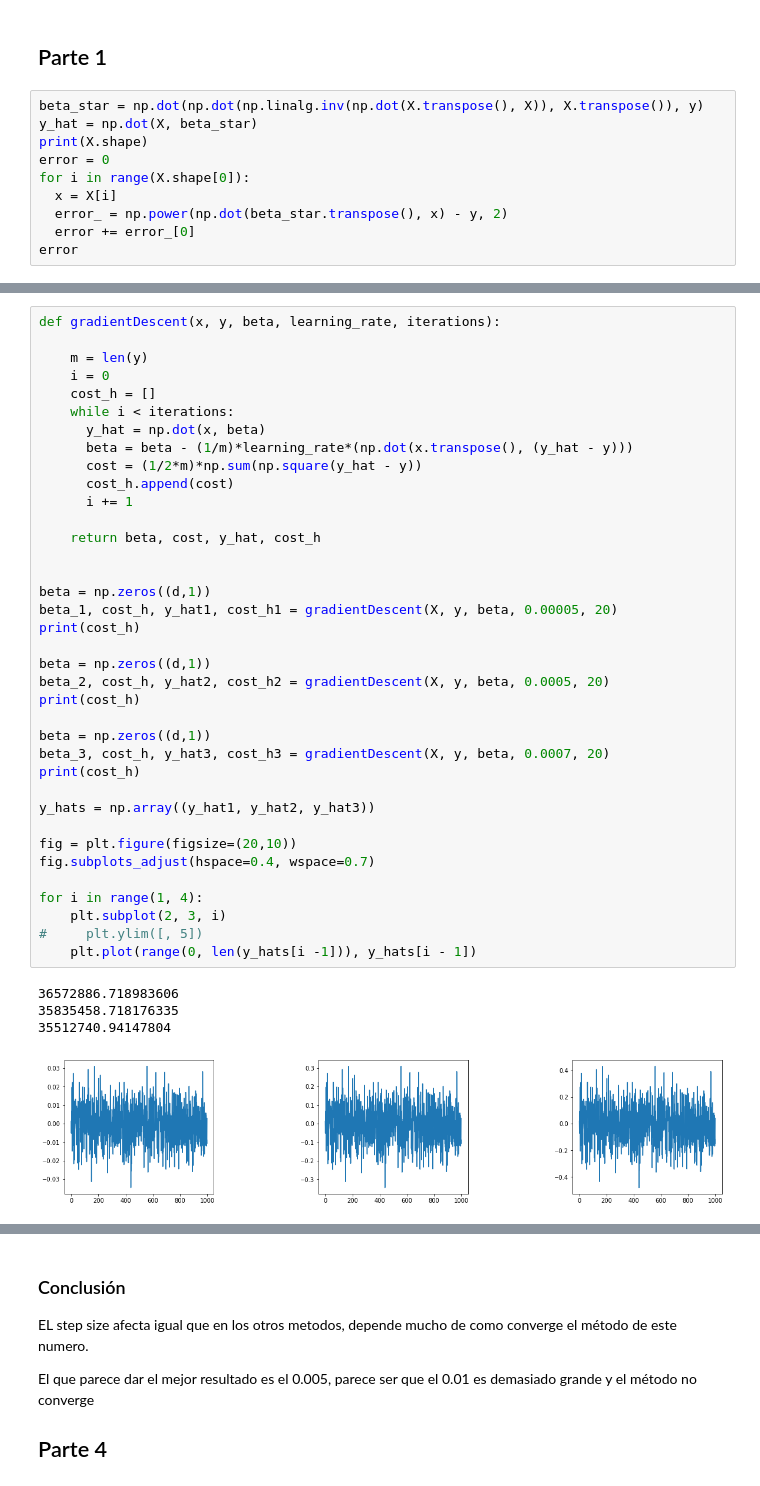
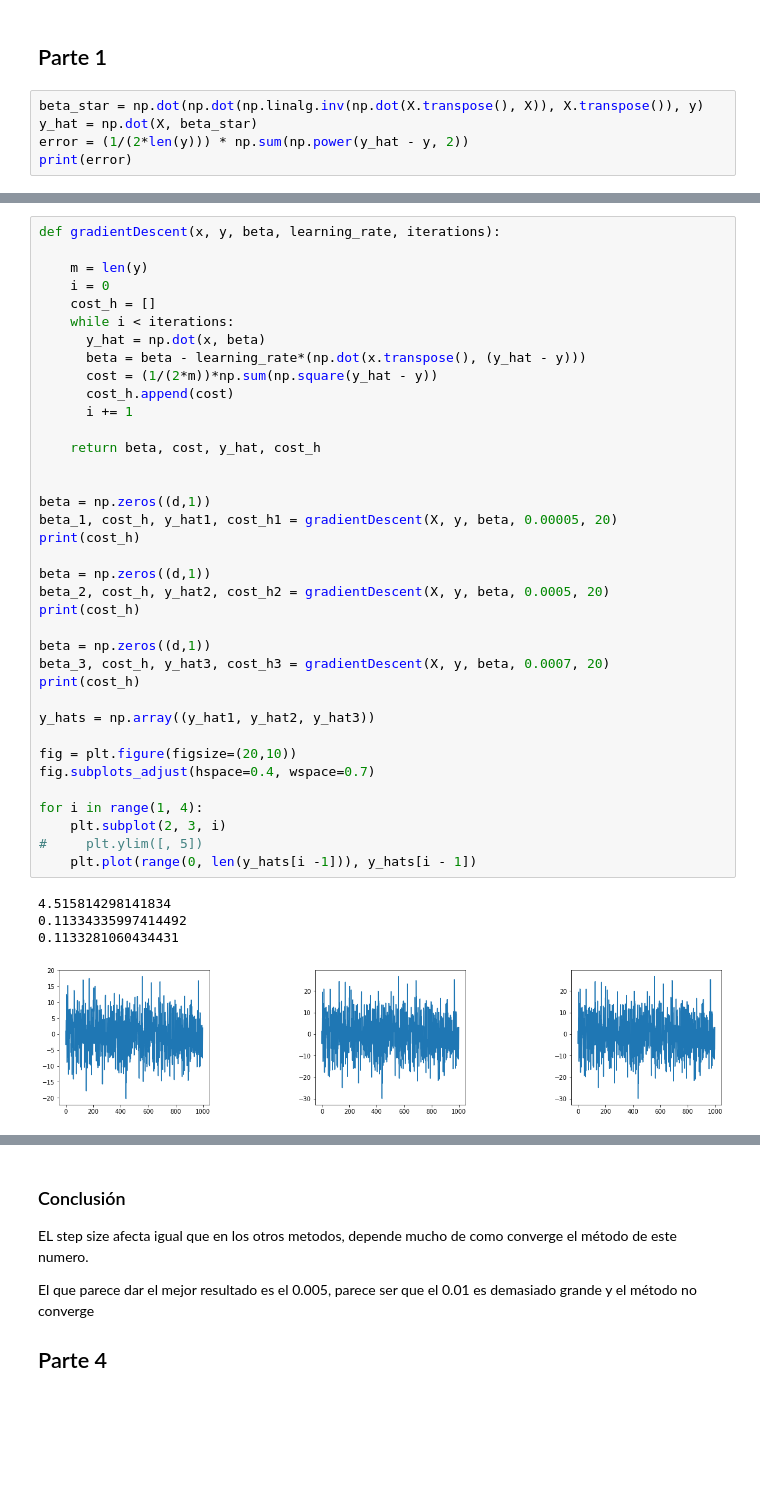
Before and after one commit to kenny08gt/lab3_algoritmos_ds, a Jupyter notebook: lab3_Algoritmos.ipynb, the cells around one changed output, grey strips where cells are left out. Saved outputs shown, nothing was run; the diff lists cells and outputs as text; blank space fills up the shorter version.

```diff
--- a/lab3_Algoritmos.ipynb
+++ b/lab3_Algoritmos.ipynb
@@ -34,11 +34,6 @@ plt.plot(y)
 # %%
 beta_star = np.dot(np.dot(np.linalg.inv(np.dot(X.transpose(), X)), X.transpose()), y)
 y_hat = np.dot(X, beta_star)
-print(X.shape)
-error = 0
-for i in range(X.shape[0]):
-  x = X[i]
-  error_ = np.power(np.dot(beta_star.transpose(), x) - y, 2)
-  error += error_[0]
-error
+error = (1/(2*len(y))) * np.sum(np.power(y_hat - y, 2))
+print(error)
 # %% [output]
@@ -58,40 +52,40 @@ def gradientDescent(x, y, beta, learning_rate, iterations):
     cost_h = []
     while i < iterations:
       y_hat = np.dot(x, beta)
-      beta = beta - (1/m)*learning_rate*(np.dot(x.transpose(), (y_hat - y)))
-      cost = (1/2*m)*np.sum(np.square(y_hat - y))
+      beta = beta - learning_rate*(np.dot(x.transpose(), (y_hat - y)))
+      cost = (1/(2*m))*np.sum(np.square(y_hat - y))
       cost_h.append(cost)
       i += 1
 
     return beta, cost, y_hat, cost_h
 
 
 beta = np.zeros((d,1))
 beta_1, cost_h, y_hat1, cost_h1 = gradientDescent(X, y, beta, 0.00005, 20)
 print(cost_h)
 
 beta = np.zeros((d,1))
 beta_2, cost_h, y_hat2, cost_h2 = gradientDescent(X, y, beta, 0.0005, 20)
 print(cost_h)
 
 beta = np.zeros((d,1))
 beta_3, cost_h, y_hat3, cost_h3 = gradientDescent(X, y, beta, 0.0007, 20)
 print(cost_h)
 
 y_hats = np.array((y_hat1, y_hat2, y_hat3))
 
 fig = plt.figure(figsize=(20,10))
 fig.subplots_adjust(hspace=0.4, wspace=0.7)
 
 for i in range(1, 4):
     plt.subplot(2, 3, i)
 #     plt.ylim([, 5])
     plt.plot(range(0, len(y_hats[i -1])), y_hats[i - 1])
 # %% [output]
-36572886.718983606
-35835458.718176335
-35512740.94147804
+4.515814298141834
+0.11334335997414492
+0.1133281060434431
-[figure, old version]
+[figure, new version]
 # %%
 costs = np.array((cost_h1, cost_h2, cost_h3))
 
```
Also changed, not shown: parts of 13 cells of this notebook.
